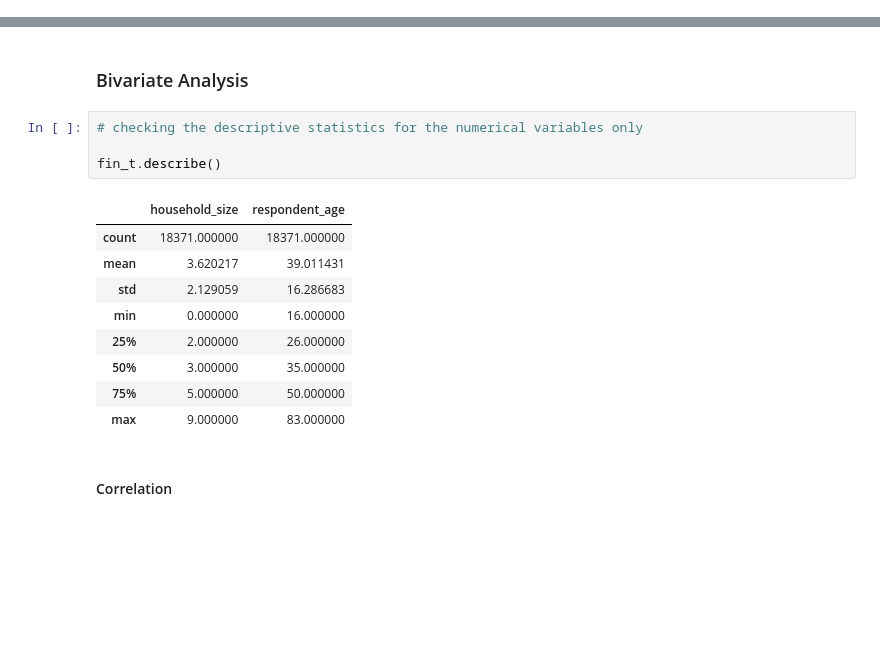
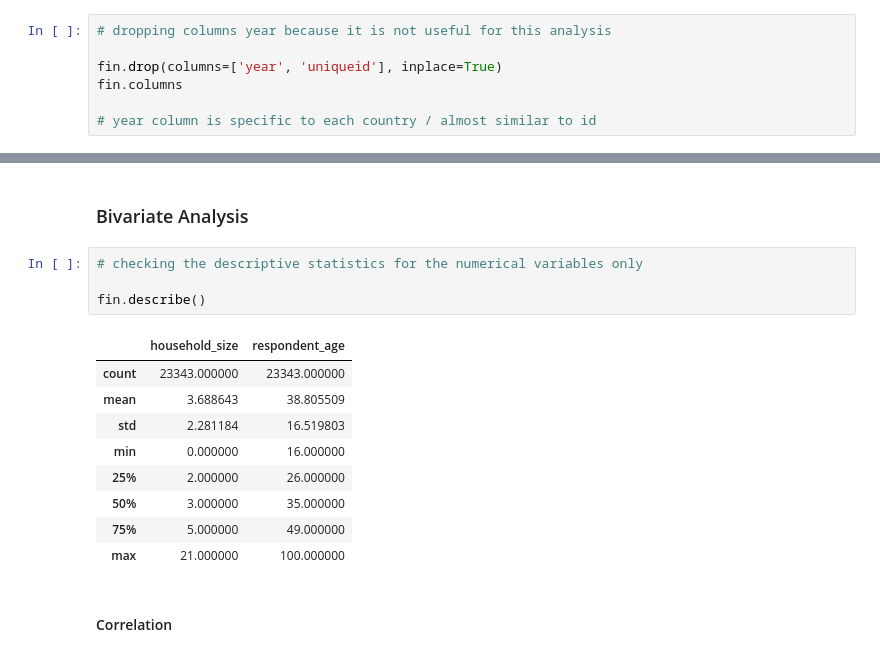
Before and after one commit to booorayan/fin_wk_2_proj, a Jupyter notebook: fin_inclusion_dsproject_1.ipynb, the cells around one changed output, grey strips where cells are left out. Saved outputs shown, nothing was run; the diff lists cells and outputs as text; blank space fills up the shorter version.

```diff
--- a/fin_inclusion_dsproject_1.ipynb
+++ b/fin_inclusion_dsproject_1.ipynb
@@ -297,0 +279,7 @@ plt.show()
+# %%
+# dropping columns year because it is not useful for this analysis
+
+fin.drop(columns=['year', 'uniqueid'], inplace=True)
+fin.columns
+
+# year column is specific to each country / almost similar to id
@@ -843,17 +767,17 @@ plt.show()
 # %%
 # checking the descriptive statistics for the numerical variables only
 
-fin_t.describe()
+fin.describe()
 # %% [output]
 |  | household_size | respondent_age |
-| count | 18371.000000 | 18371.000000 |
-| mean | 3.620217 | 39.011431 |
-| std | 2.129059 | 16.286683 |
+| count | 23343.000000 | 23343.000000 |
+| mean | 3.688643 | 38.805509 |
+| std | 2.281184 | 16.519803 |
 | min | 0.000000 | 16.000000 |
 | 25% | 2.000000 | 26.000000 |
 | 50% | 3.000000 | 35.000000 |
-| 75% | 5.000000 | 50.000000 |
-| max | 9.000000 | 83.000000 |
+| 75% | 5.000000 | 49.000000 |
+| max | 21.000000 | 100.000000 |
 # %% [markdown]
 #### Correlation
 # %%
```
Also changed, not shown: parts of 81 cells of this notebook.
